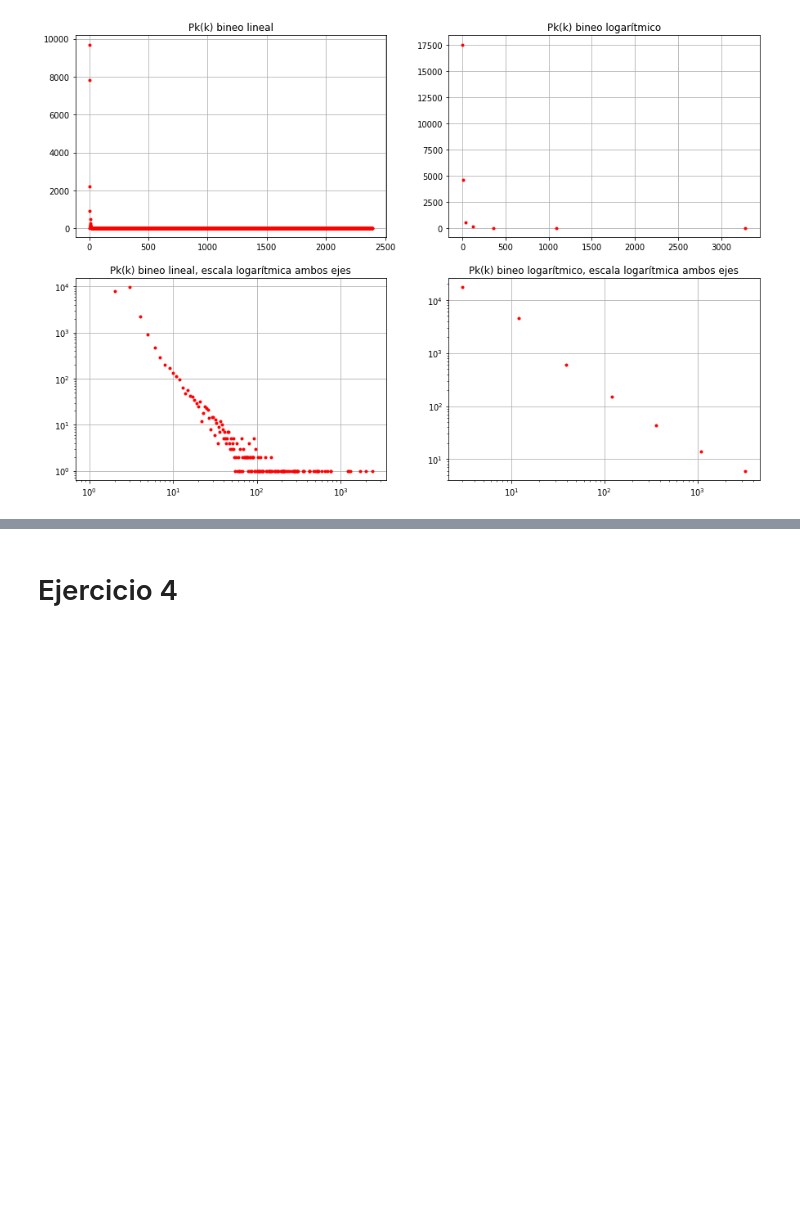
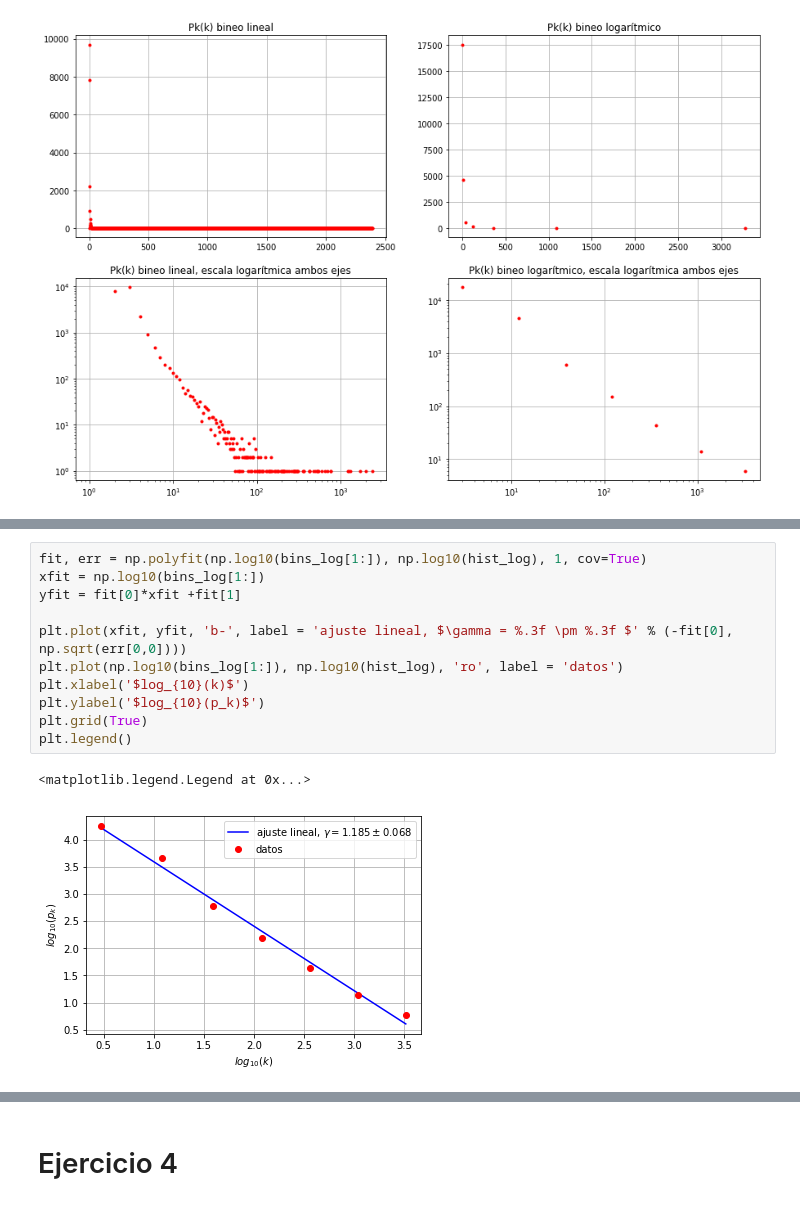
Before and after one commit to leialorenzo/Redes, a Jupyter notebook: TP1.ipynb, the cells around one changed output, grey strips where cells are left out. Saved outputs shown, nothing was run; the diff lists cells and outputs as text; blank space fills up the shorter version.

```diff
--- a/TP1.ipynb
+++ b/TP1.ipynb
@@ -382,0 +385,14 @@ plt.grid(True)
+# %%
+fit, err = np.polyfit(np.log10(bins_log[1:]), np.log10(hist_log), 1, cov=True)
+xfit = np.log10(bins_log[1:])
+yfit = fit[0]*xfit +fit[1]
+
+plt.plot(xfit, yfit, 'b-', label = 'ajuste lineal, $\gamma = %.3f \pm %.3f $' % (-fit[0], np.sqrt(err[0,0])))
+plt.plot(np.log10(bins_log[1:]), np.log10(hist_log), 'ro', label = 'datos')
+plt.xlabel('$log_{10}(k)$')
+plt.ylabel('$log_{10}(p_k)$')
+plt.grid(True)
+plt.legend()
+# %% [output]
+<matplotlib.legend.Legend at 0x...>
+[figure, added]
```
Also changed, not shown: parts of 28 cells of this notebook.
